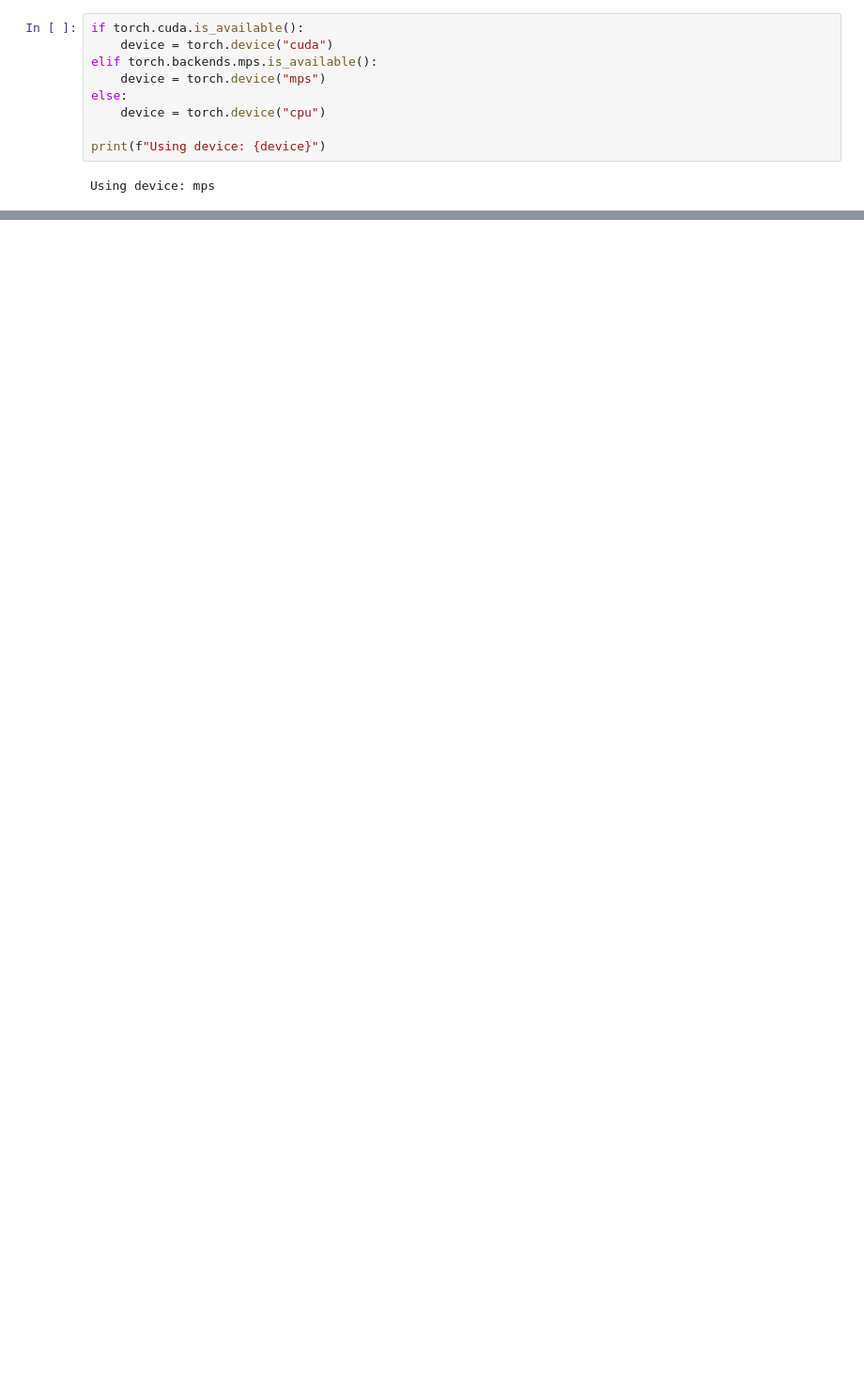
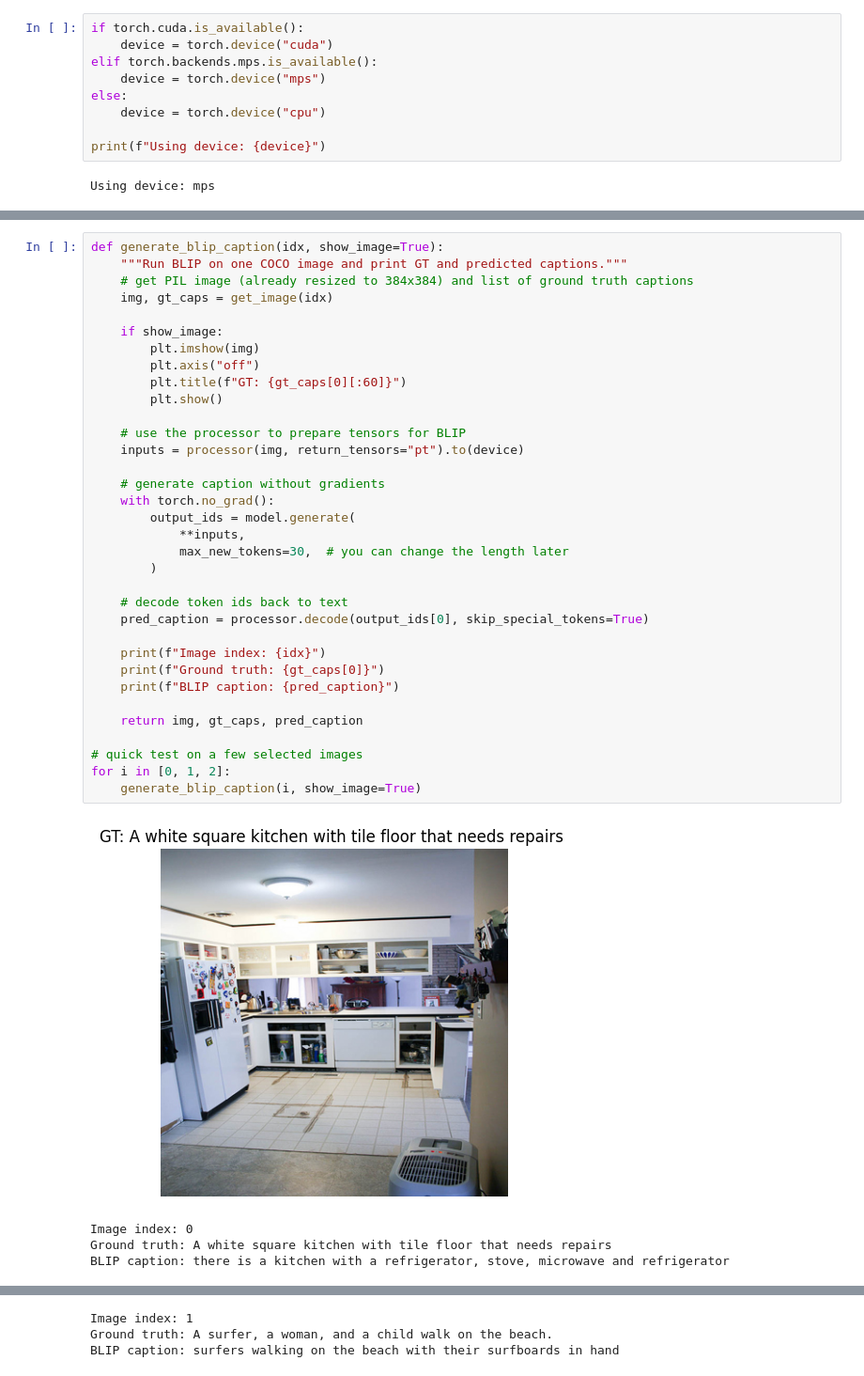
Before and after one commit to seue24/Advanced-Machine-Learning-for-Natural-Language-Processing, a Jupyter notebook: AML4NLP.ipynb, the cells around one changed output, grey strips where cells are left out. Shown at 94% size. Cells and saved outputs as stored; diff of their text form; blank space fills up the shorter version.

Commit message:
Blip

```diff
--- a/AML4NLP.ipynb
+++ b/AML4NLP.ipynb
@@ -91,0 +104,39 @@ BLIP model loaded
+# %%
+def generate_blip_caption(idx, show_image=True):
+    """Run BLIP on one COCO image and print GT and predicted captions."""
+    # get PIL image (already resized to 384x384) and list of ground truth captions
+    img, gt_caps = get_image(idx)
+
+    if show_image:
+        plt.imshow(img)
+        plt.axis("off")
+        plt.title(f"GT: {gt_caps[0][:60]}")
+        plt.show()
+
+    # use the processor to prepare tensors for BLIP
+    inputs = processor(img, return_tensors="pt").to(device)
+
+    # generate caption without gradients
+    with torch.no_grad():
+        output_ids = model.generate(
+            **inputs,
+            max_new_tokens=30,  # you can change the length later
+        )
+
+    # decode token ids back to text
+    pred_caption = processor.decode(output_ids[0], skip_special_tokens=True)
+
+    print(f"Image index: {idx}")
+    print(f"Ground truth: {gt_caps[0]}")
+    print(f"BLIP caption: {pred_caption}")
+
+    return img, gt_caps, pred_caption
+
+# quick test on a few selected images
+for i in [0, 1, 2]:
+    generate_blip_caption(i, show_image=True)
+# %% [output]
+[figure, added]
+Image index: 0
+Ground truth: A white square kitchen with tile floor that needs repairs
+BLIP caption: there is a kitchen with a refrigerator, stove, microwave and refrigerator
@@ -91,0 +144,3 @@ BLIP model loaded
+Image index: 1
+Ground truth: A surfer, a woman, and a child walk on the beach.
+BLIP caption: surfers walking on the beach with their surfboards in hand
```
Also changed, not shown: parts of 7 cells of this notebook.
